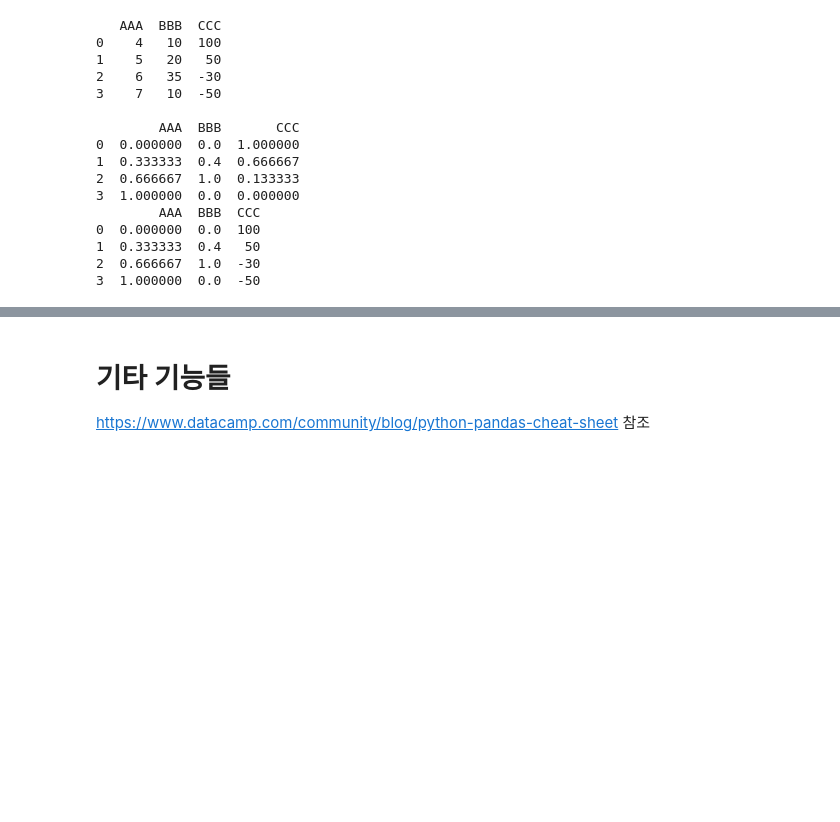
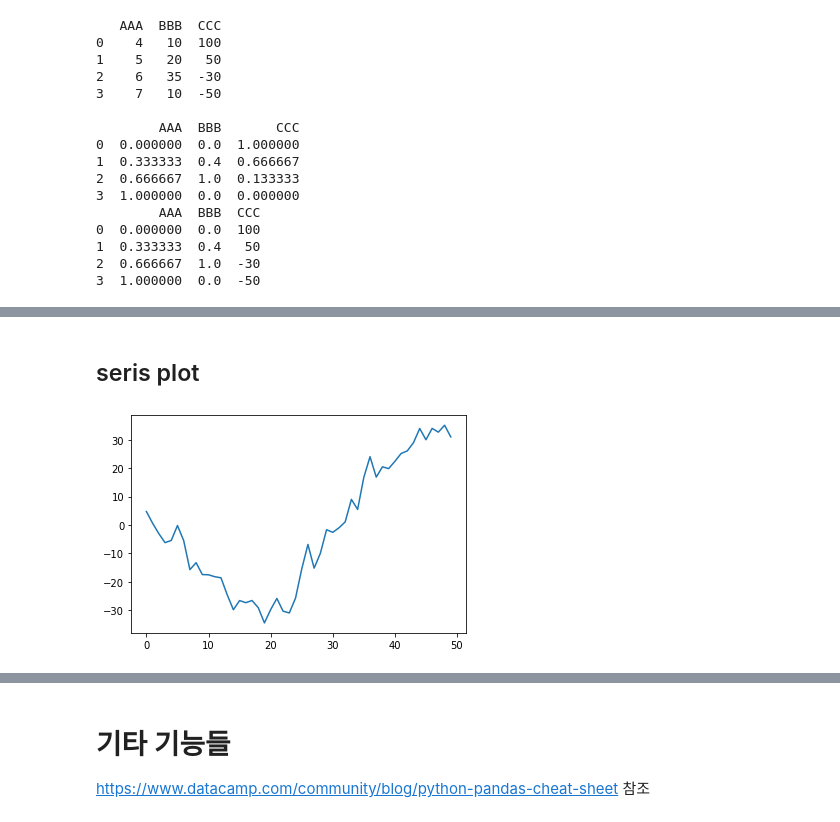
Before and after one commit to dhrim/hongik_2021, a Jupyter notebook: material/library/pandas.ipynb, the cells around one changed output, grey strips where cells are left out. Saved outputs shown, nothing was run; the diff lists cells and outputs as text; code cells hidden in the pictures; blank space fills up the shorter version.

```diff
--- a/material/library/pandas.ipynb
+++ b/material/library/pandas.ipynb
@@ -1870,0 +1844,10 @@ df.iloc[5].plot(kind="hista");
+# %% [markdown]
+## seris plot
+# %%
+x = np.cumsum(np.random.normal(loc=1, scale=5, size=50))
+s = pd.Series(x)
+
+s.plot()
+plt.show()
+# %% [output]
+[figure, added]
```
Also changed, not shown: parts of 64 cells of this notebook.
